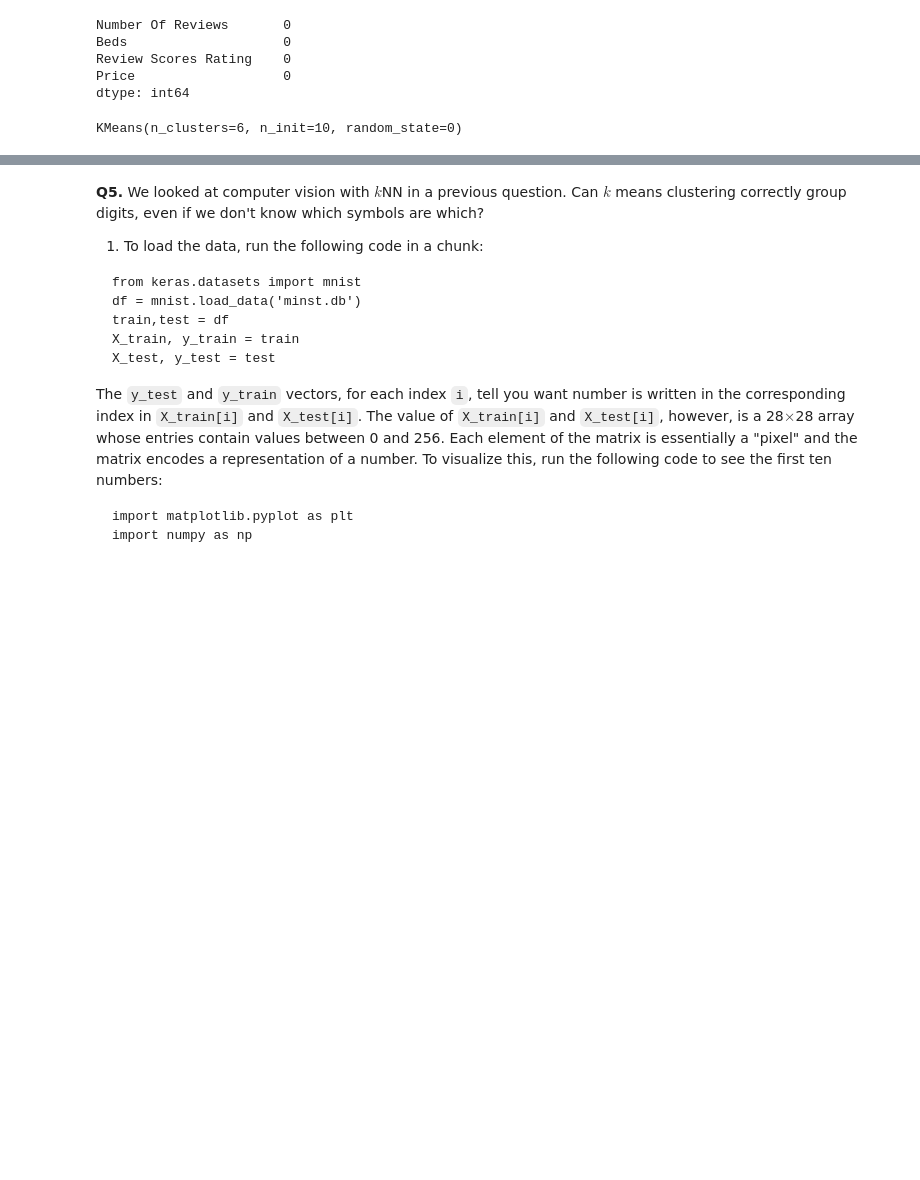
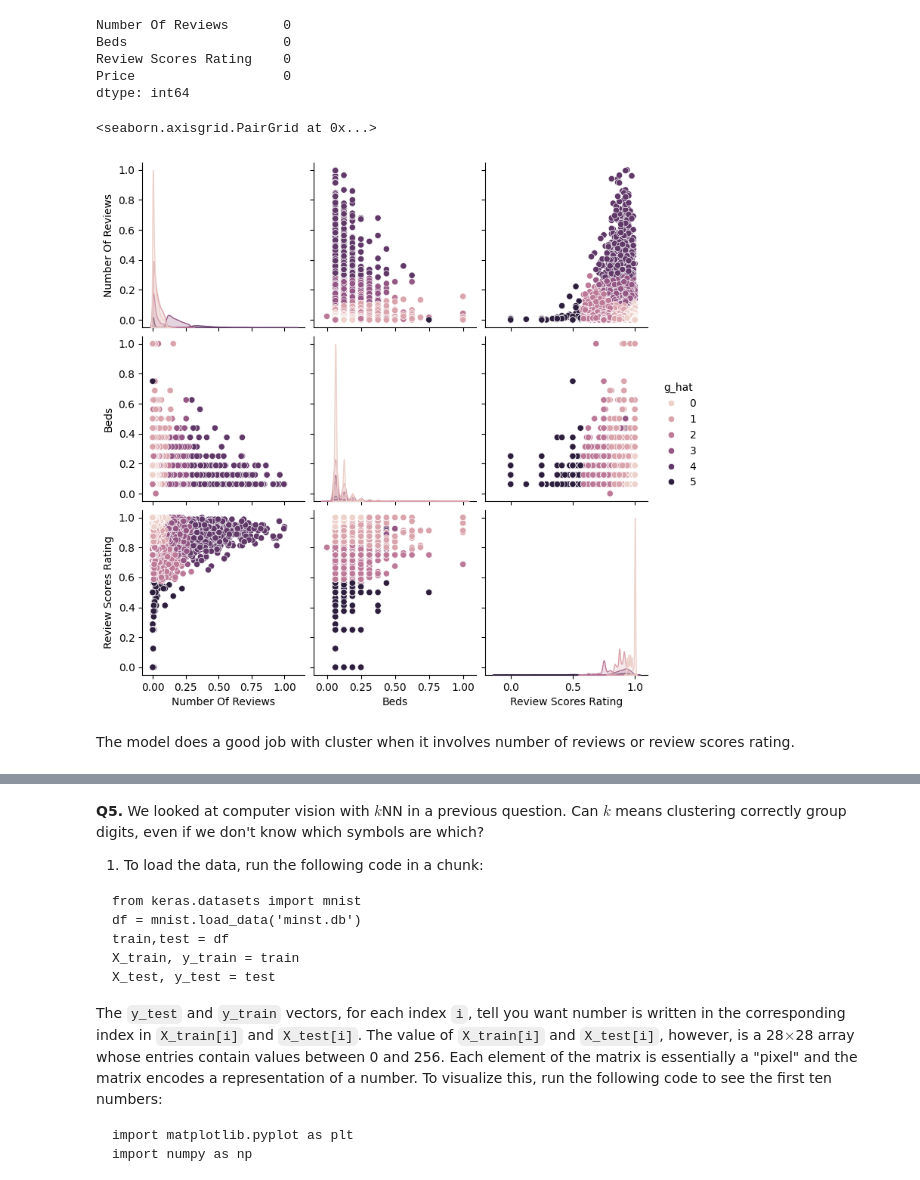
Before and after one commit to RyanErm/clustering, a Jupyter notebook: assignment/assignment_clustering.ipynb, the cells around one changed output, grey strips where cells are left out. Drawn from its saved outputs; the diff is of its cells as text; code cells hidden in the pictures; blank space fills up the shorter version.

```diff
--- a/assignment/assignment_clustering.ipynb
+++ b/assignment/assignment_clustering.ipynb
@@ -317,3 +319,14 @@ dtype: int64
 # %%
+from sklearn.cluster import KMeans
+
+model = KMeans(n_clusters=6, max_iter= 5, random_state=20)
+model = model.fit(data_clean[['Number Of Reviews', "Beds", "Review Scores Rating"]])
+data_clean['g_hat'] = model.predict(data_clean[['Number Of Reviews', "Beds", "Review Scores Rating"]])
-# %% [output]
-KMeans(n_clusters=6, n_init=10, random_state=0)
+# %%
+import seaborn as sns
+sns.pairplot(data_clean[['Number Of Reviews', "Beds", "Review Scores Rating", "g_hat"]], hue = "g_hat")
+# %% [output]
+<seaborn.axisgrid.PairGrid at 0x...>
+[figure, added]
+# %% [markdown]
+The model does a good job with cluster when it involves number of reviews or review scores rating.
```
Also changed, not shown: parts of 8 cells of this notebook.
